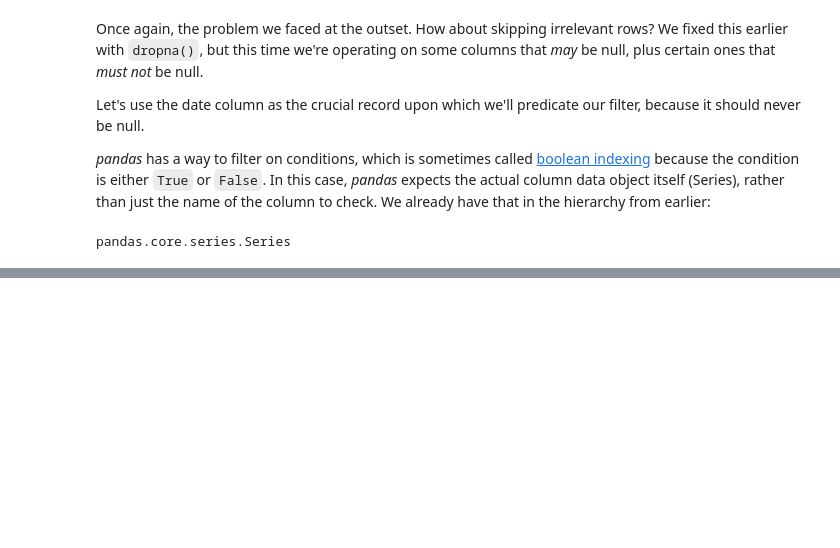
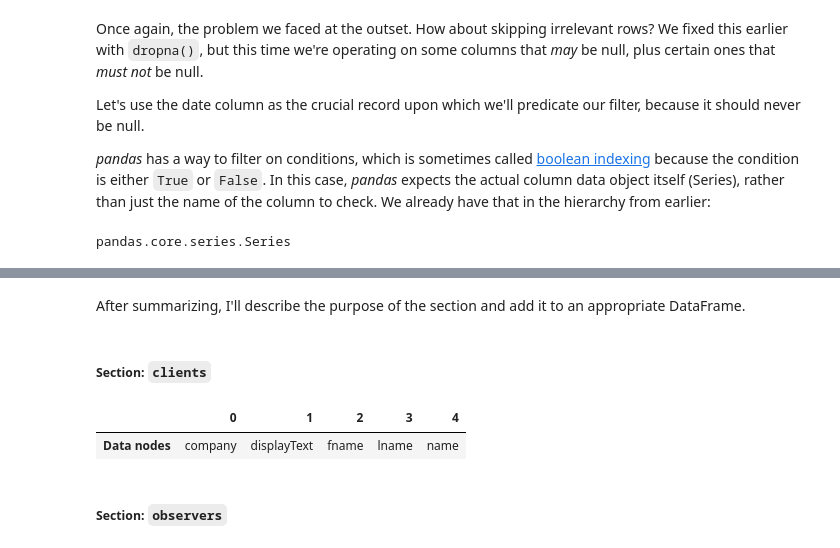
Before and after one commit to devvyn/aafc-field-data, a Jupyter notebook: notebook/chunked parsing — 2017 CAM data from iPads.ipynb, the cells around one changed output, grey strips where cells are left out. Cells and saved outputs as stored; diff of their text form; code cells hidden in the pictures; blank space fills up the shorter version.

```diff
--- a/notebook/chunked parsing — 2017 CAM data from iPads.ipynb
+++ b/notebook/chunked parsing — 2017 CAM data from iPads.ipynb
@@ -716,0 +903,13 @@ Now, we can repeat this technique to get all the other section data!
+# %% [markdown]
+After summarizing, I'll describe the purpose of the section and add it to an appropriate DataFrame.
+# %% [markdown]
+##### Section: `clients`
+# %%
+clients_node = column_dictionary['clients']
+# %%
+summarize_node(clients_node)
+# %% [output]
+|  | 0 | 1 | 2 | 3 | 4 |
+| Data nodes | company | displayText | fname | lname | name |
+# %% [markdown]
+##### Section: `observers`
```
Also changed, not shown: parts of 66 cells of this notebook.
